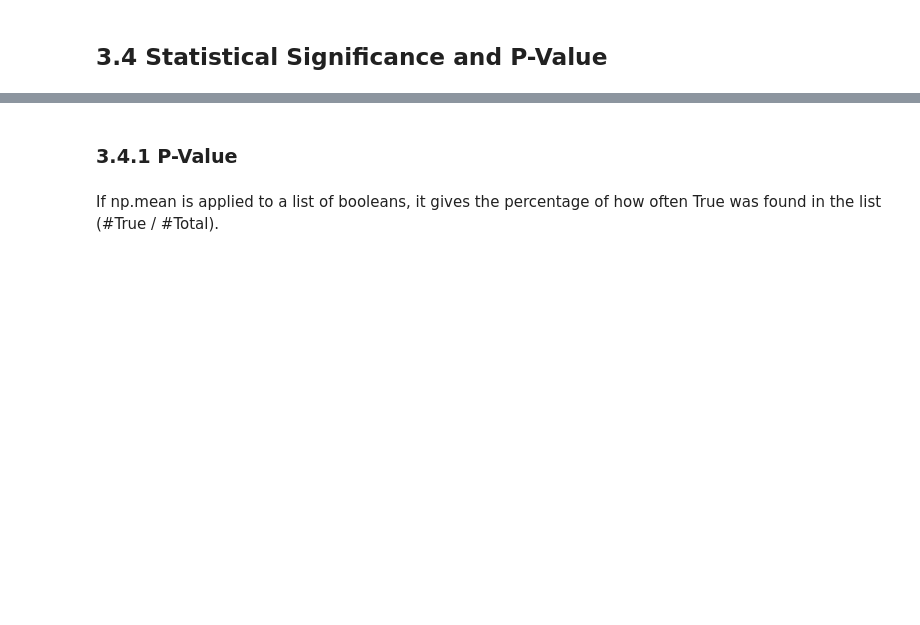
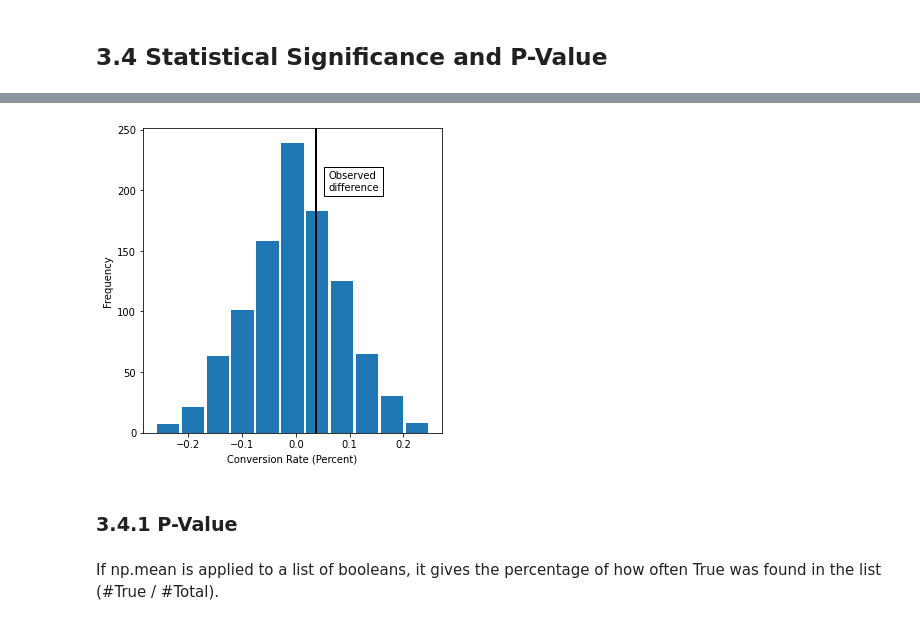
Before and after one commit to young-hwanlee/my-practical-statistics-for-data-scientists, a Jupyter notebook: Chapter_3_Statistical_Experiments_and_Significance_Testing.ipynb, the cells around one changed output, grey strips where cells are left out. Drawn from its saved outputs; the diff is of its cells as text; code cells hidden in the pictures; blank space fills up the shorter version.

```diff
--- a/Chapter_3_Statistical_Experiments_and_Significance_Testing.ipynb
+++ b/Chapter_3_Statistical_Experiments_and_Significance_Testing.ipynb
@@ -90,0 +216,8 @@ print(np.mean(perm_diffs > mean_b - mean_a))
+# %%
+random.seed(1)
+obs_pct_diff = 100 * (200 / (23539+200) - 182 / (22406+182))
+print(f'Observed difference: {obs_pct_diff:.4f}%')
+
+conversion = [0] * 45945
+conversion.extend([1] * 382)
+type(conversion)
@@ -91,23 +253,15 @@ print(np.mean(perm_diffs > mean_b - mean_a))
 # %%
-random.seed(1)
-obs_pct_diff = 100 * (200 / 23739 - 182 / 22588)
-print(f'Observed difference: {obs_pct_diff:.4f}%')
-
-conversion = [0] * 45945
-conversion.extend([1] * 382)
-conversion = pd.Series(conversion)
-
-perm_diffs = [100 * perm_fun(conversion, 23739, 22588) for _ in range(1000)]
-
 fig, ax = plt.subplots(figsize=(5, 5))
 ax.hist(perm_diffs, bins=11, rwidth=0.9)
 ax.axvline(x=obs_pct_diff, color='black', lw=2)
 ax.text(0.06, 200, 'Observed\ndifference', bbox={'facecolor':'white'})
 ax.set_xlabel('Conversion Rate (Percent)')
 ax.set_ylabel('Frequency')
 
 plt.tight_layout()
 plt.show()
+# %% [output]
+[figure, added]
 # %% [markdown]
 ### **3.4.1 P-Value**
 # %% [markdown]
```
Also changed, not shown: parts of 33 cells of this notebook.
